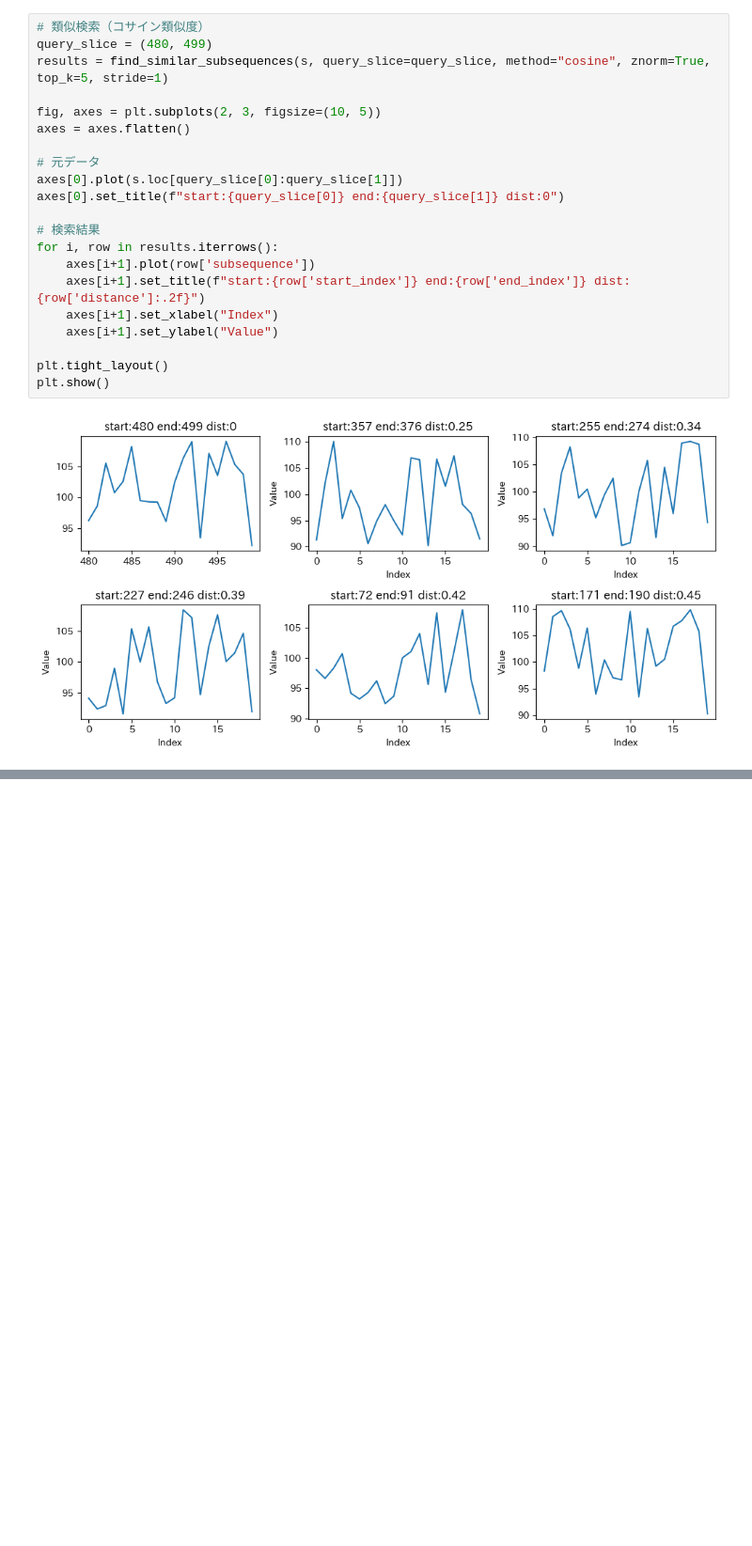
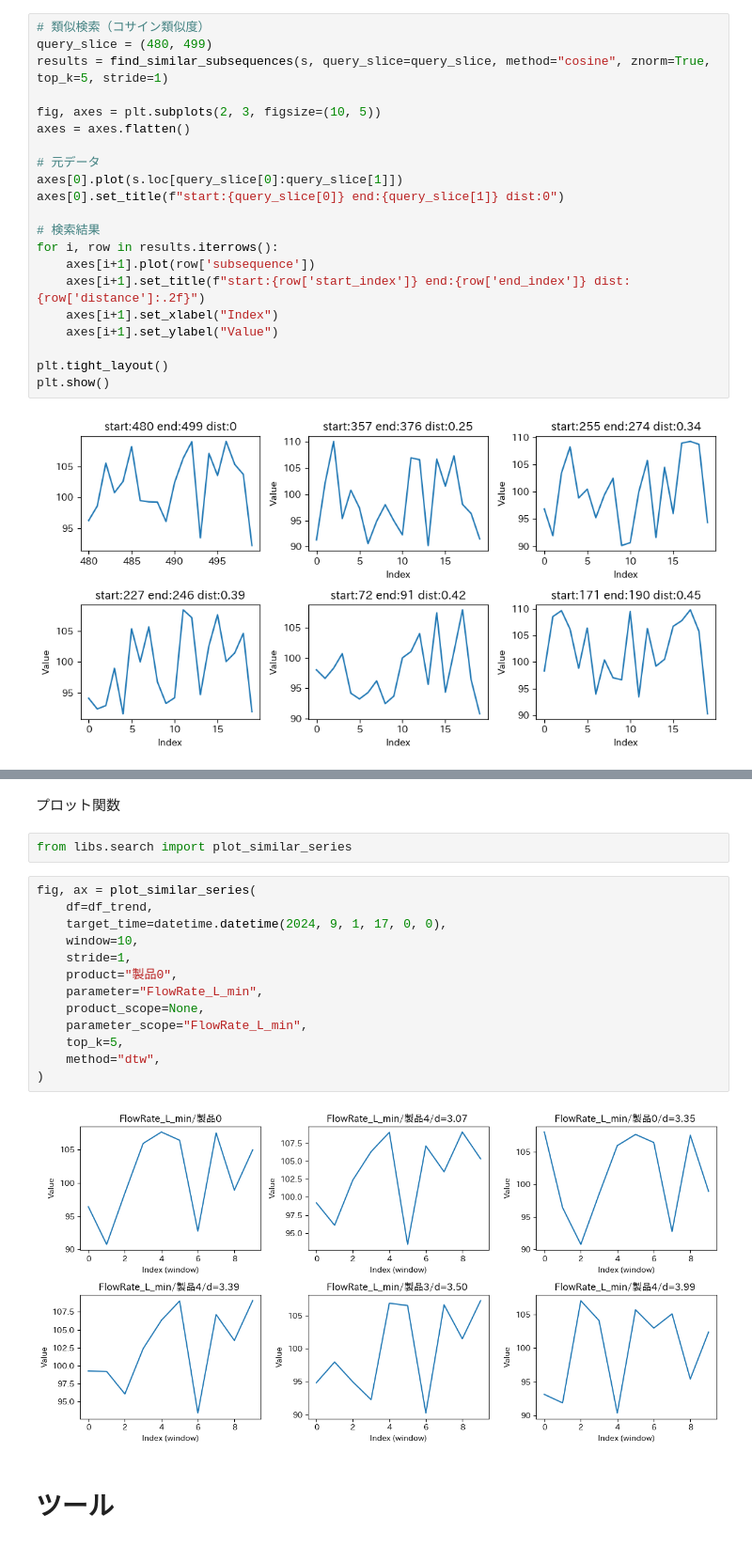
Before and after one commit to OsugiTakuya/control_chart_agent_demo, a Jupyter notebook: workdir/analyze_trend.ipynb, the cells around one changed output, grey strips where cells are left out. Shown: that part at 94% size. Saved outputs shown, nothing was run; the diff lists cells and outputs as text; blank space fills up the shorter version.

```diff
--- a/workdir/analyze_trend.ipynb
+++ b/workdir/analyze_trend.ipynb
@@ -109,0 +160,21 @@ plt.show()
+# %% [markdown]
+プロット関数
+# %%
+from libs.search import plot_similar_series
+# %%
+fig, ax = plot_similar_series(
+    df=df_trend,
+    target_time=datetime.datetime(2024, 9, 1, 17, 0, 0),
+    window=10,
+    stride=1,
+    product="製品0",
+    parameter="FlowRate_L_min",
+    product_scope=None,
+    parameter_scope="FlowRate_L_min",
+    top_k=5,
+    method="dtw",
+)
+# %% [output]
+[figure, added]
+# %% [markdown]
+# ツール
```
Also changed, not shown: parts of 8 cells of this notebook, 4 other files.
